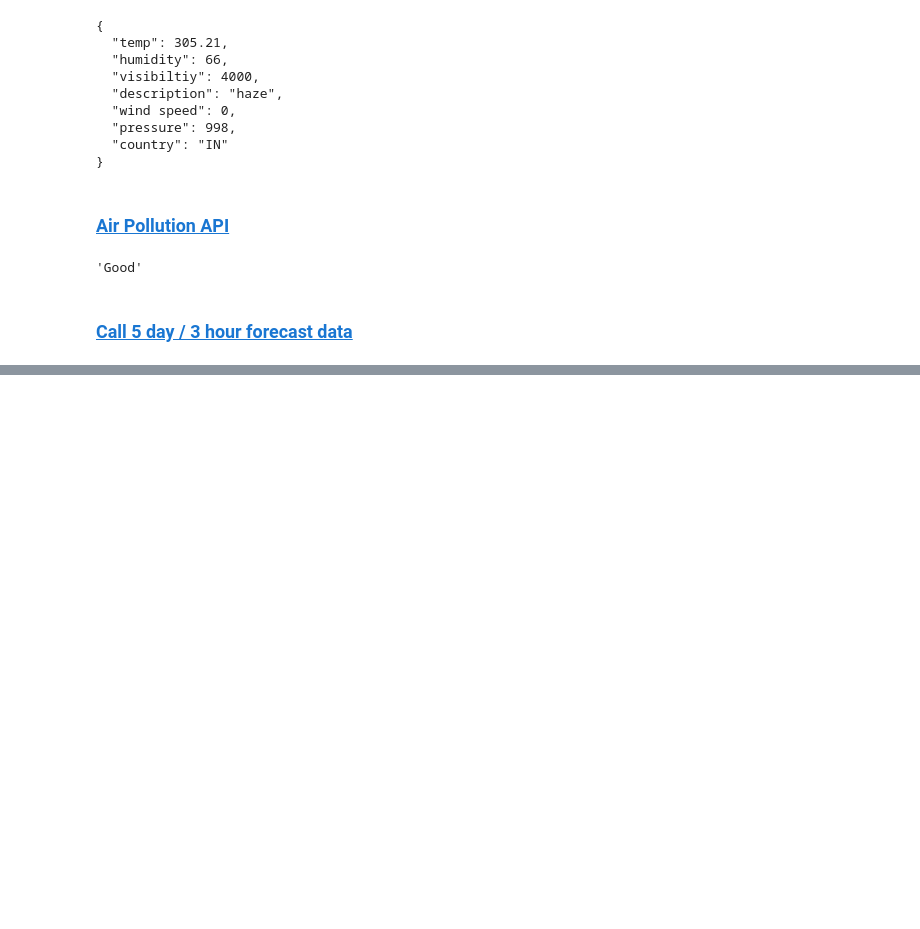
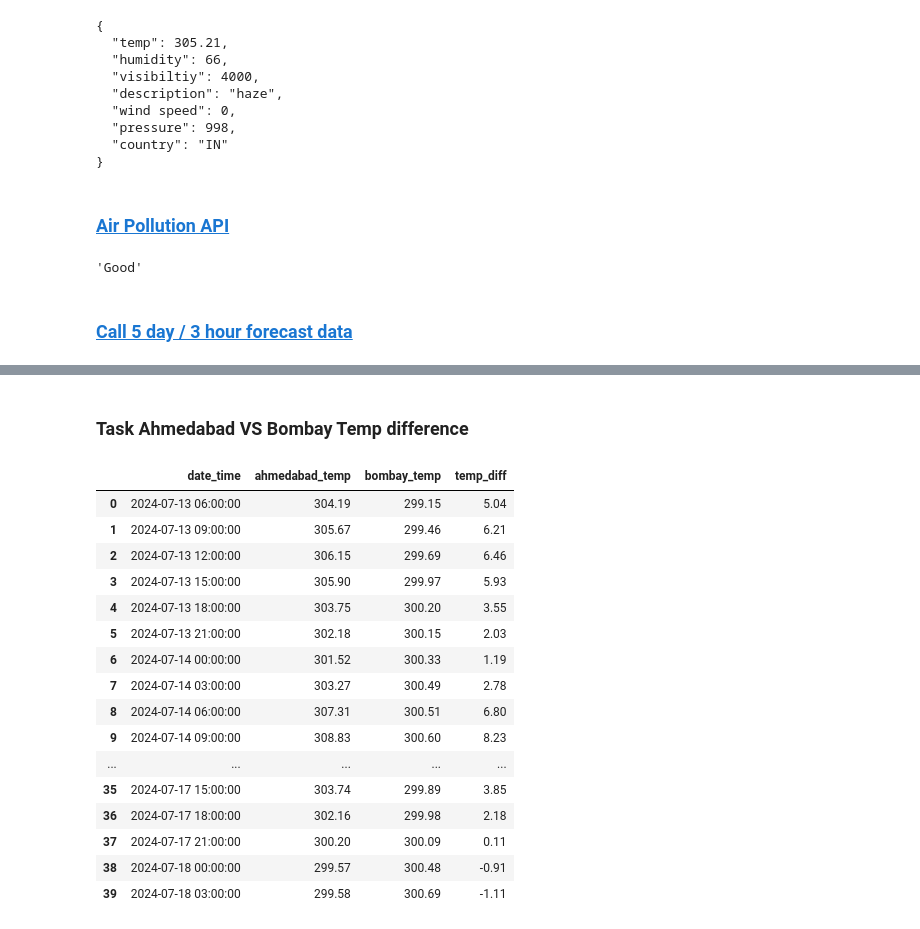
Before and after one commit to AKASH722/learn-python, a Jupyter notebook: Web Programming Using Python/WebProgrammingUsingPython.ipynb, the cells around one changed output, grey strips where cells are left out. Cells and saved outputs as stored; diff of their text form; code cells hidden in the pictures; blank space fills up the shorter version.

Commit message:
feat: API TASK

```diff
--- a/Web Programming Using Python/WebProgrammingUsingPython.ipynb
+++ b/Web Programming Using Python/WebProgrammingUsingPython.ipynb
@@ -291,0 +292,32 @@ day5_hour3_weather_forecast('bombay')
+# %% [markdown]
+### Task Ahmedabad VS Bombay Temp difference
+# %%
+ahmedabad = day5_hour3_weather_forecast('ahmedabad')
+bombay = day5_hour3_weather_forecast('bombay')
+df=pd.DataFrame({
+    "date_time": ahmedabad['date_time'],
+    'ahmedabad_temp': ahmedabad['temp'],
+    'bombay_temp': bombay['temp'],
+})
+
+df['temp_diff'] = df['ahmedabad_temp'] - df['bombay_temp']
+
+df
+# %% [output]
+|  | date_time | ahmedabad_temp | bombay_temp | temp_diff |
+| 0 | 2024-07-13 06:00:00 | 304.19 | 299.15 | 5.04 |
+| 1 | 2024-07-13 09:00:00 | 305.67 | 299.46 | 6.21 |
+| 2 | 2024-07-13 12:00:00 | 306.15 | 299.69 | 6.46 |
+| 3 | 2024-07-13 15:00:00 | 305.90 | 299.97 | 5.93 |
+| 4 | 2024-07-13 18:00:00 | 303.75 | 300.20 | 3.55 |
+| 5 | 2024-07-13 21:00:00 | 302.18 | 300.15 | 2.03 |
+| 6 | 2024-07-14 00:00:00 | 301.52 | 300.33 | 1.19 |
+| 7 | 2024-07-14 03:00:00 | 303.27 | 300.49 | 2.78 |
+| 8 | 2024-07-14 06:00:00 | 307.31 | 300.51 | 6.80 |
+| 9 | 2024-07-14 09:00:00 | 308.83 | 300.60 | 8.23 |
+| ... | ... | ... | ... | ... |
+| 35 | 2024-07-17 15:00:00 | 303.74 | 299.89 | 3.85 |
+| 36 | 2024-07-17 18:00:00 | 302.16 | 299.98 | 2.18 |
+| 37 | 2024-07-17 21:00:00 | 300.20 | 300.09 | 0.11 |
+| 38 | 2024-07-18 00:00:00 | 299.57 | 300.48 | -0.91 |
+| 39 | 2024-07-18 03:00:00 | 299.58 | 300.69 | -1.11 |
```
Also changed, not shown: parts of 2 cells of this notebook.
